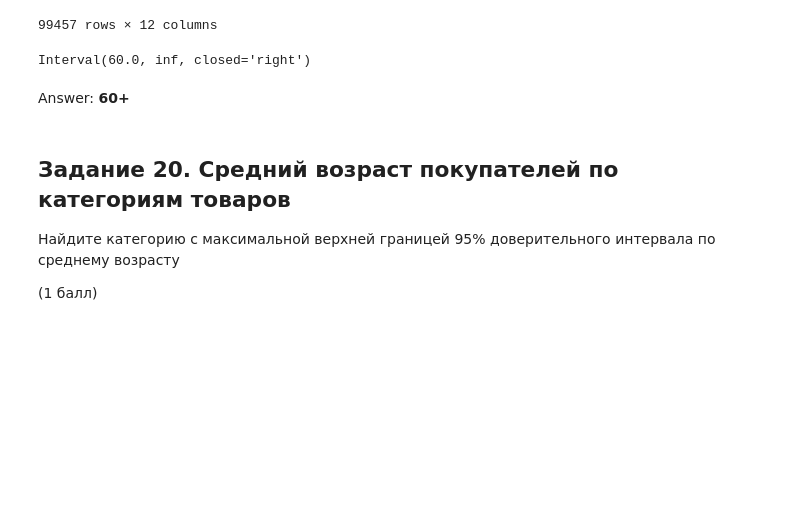
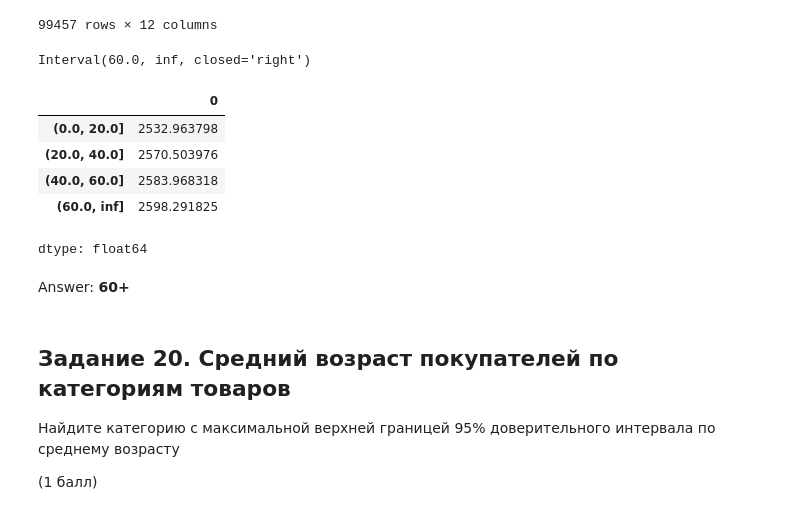
Before and after one commit to semwett0301/stat-ml-labs, a Jupyter notebook: statistic-course/math_stat_2.ipynb, the cells around one changed output. Saved outputs shown, nothing was run; the diff lists cells and outputs as text; code cells hidden in the pictures; blank space fills up the shorter version.

```diff
--- a/statistic-course/math_stat_2.ipynb
+++ b/statistic-course/math_stat_2.ipynb
@@ -726,6 +781,15 @@ for age_g in df['age_group'].unique():
 target
 # %% [output]
 Interval(60.0, inf, closed='right')
+# %%
+pd.Series(d).sort_values()
+# %% [output]
+|  | 0 |
+| (0.0, 20.0] | 2532.963798 |
+| (20.0, 40.0] | 2570.503976 |
+| (40.0, 60.0] | 2583.968318 |
+| (60.0, inf] | 2598.291825 |
+dtype: float64
 # %% [markdown]
 Answer: **60+**
 # %% [markdown]
```
Also changed, not shown: parts of 10 cells of this notebook.
